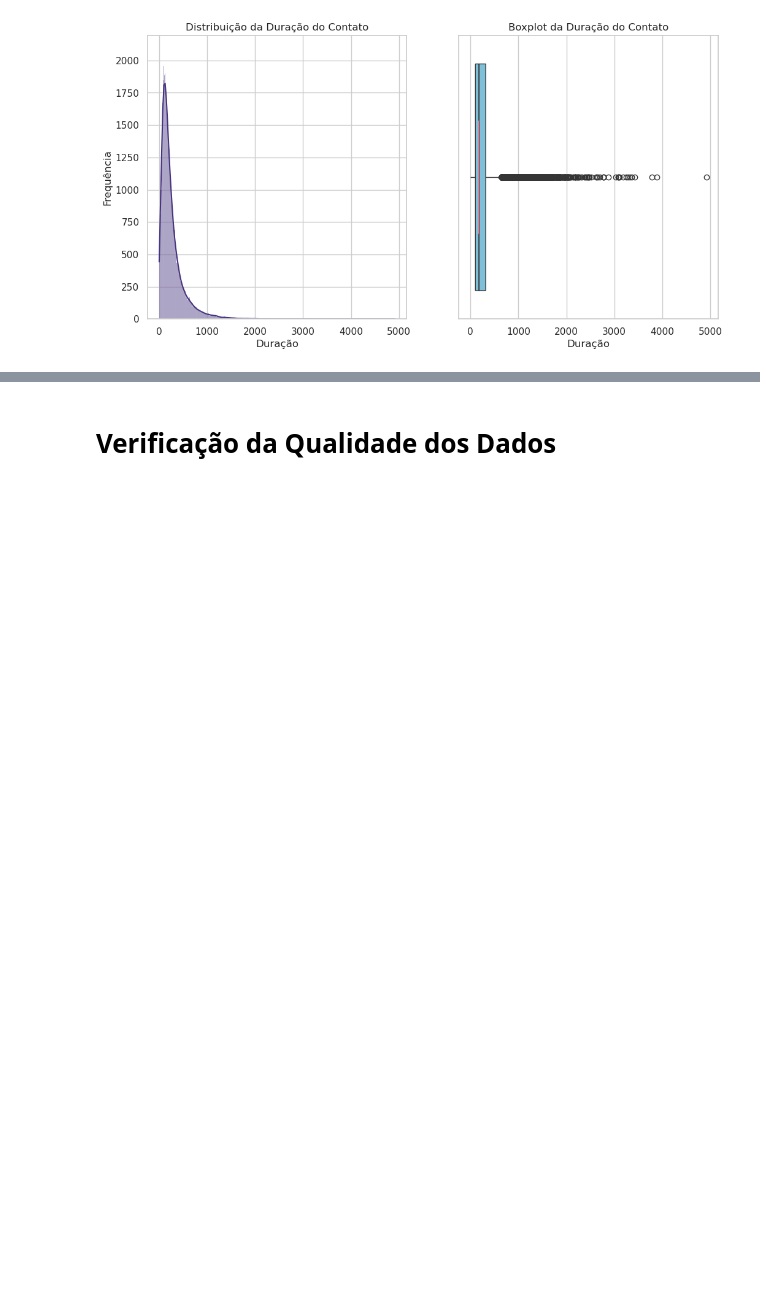
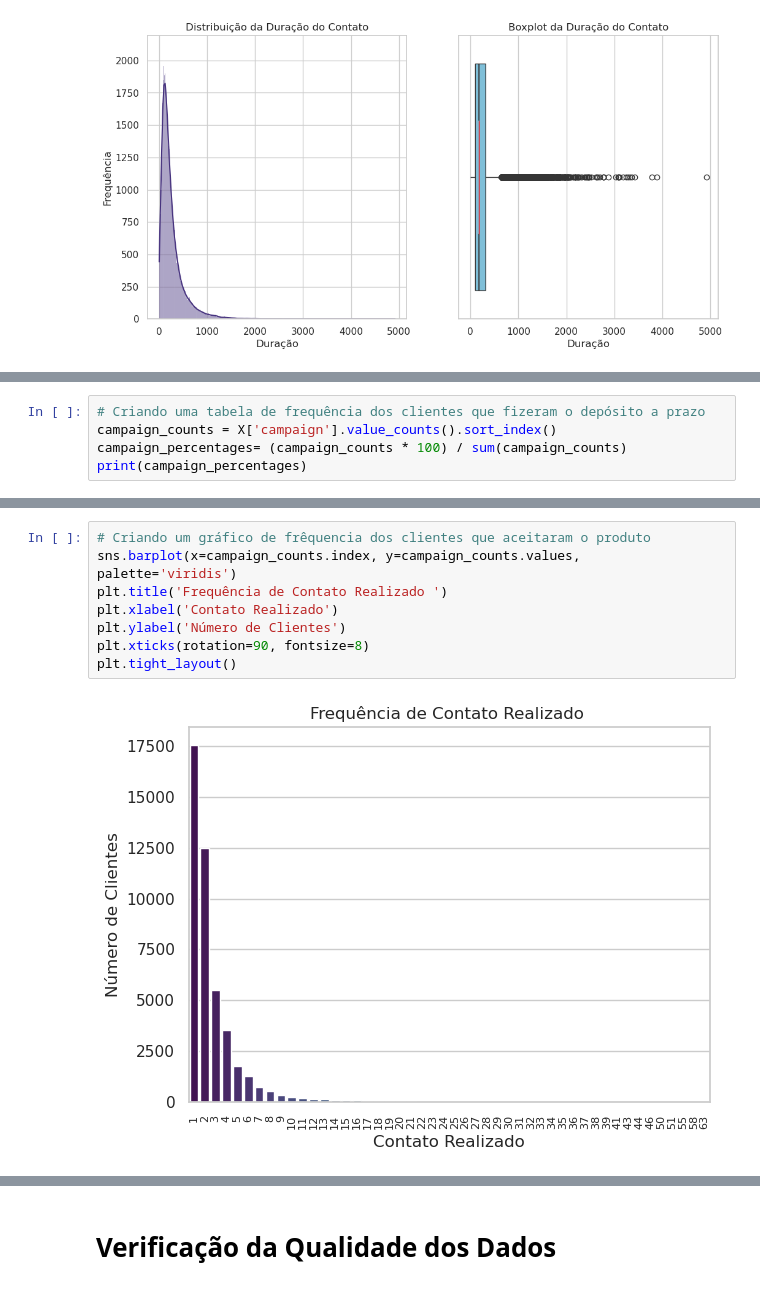
Before and after one commit to gabrieldadcarvalho/machine_learning, a Jupyter notebook: pjt_final/data_understanding.ipynb, the cells around one changed output, grey strips where cells are left out. Saved outputs shown, nothing was run; the diff lists cells and outputs as text; blank space fills up the shorter version.

```diff
--- a/pjt_final/data_understanding.ipynb
+++ b/pjt_final/data_understanding.ipynb
@@ -1151,0 +1156,5 @@ No entanto, é importante ressaltar que a variável duration só pode ser medida
+# %%
+# Criando uma tabela de frequência dos clientes que fizeram o depósito a prazo
+campaign_counts = X['campaign'].value_counts().sort_index()
+campaign_percentages= (campaign_counts * 100) / sum(campaign_counts)
+print(campaign_percentages)
@@ -1151,0 +1179,10 @@ No entanto, é importante ressaltar que a variável duration só pode ser medida
+# %%
+# Criando um gráfico de frêquencia dos clientes que aceitaram o produto
+sns.barplot(x=campaign_counts.index, y=campaign_counts.values, palette='viridis')
+plt.title('Frequência de Contato Realizado ')
+plt.xlabel('Contato Realizado')
+plt.ylabel('Número de Clientes')
+plt.xticks(rotation=90, fontsize=8)
+plt.tight_layout()
+# %% [output]
+[figure, added]
```
Also changed, not shown: parts of 13 cells of this notebook.
